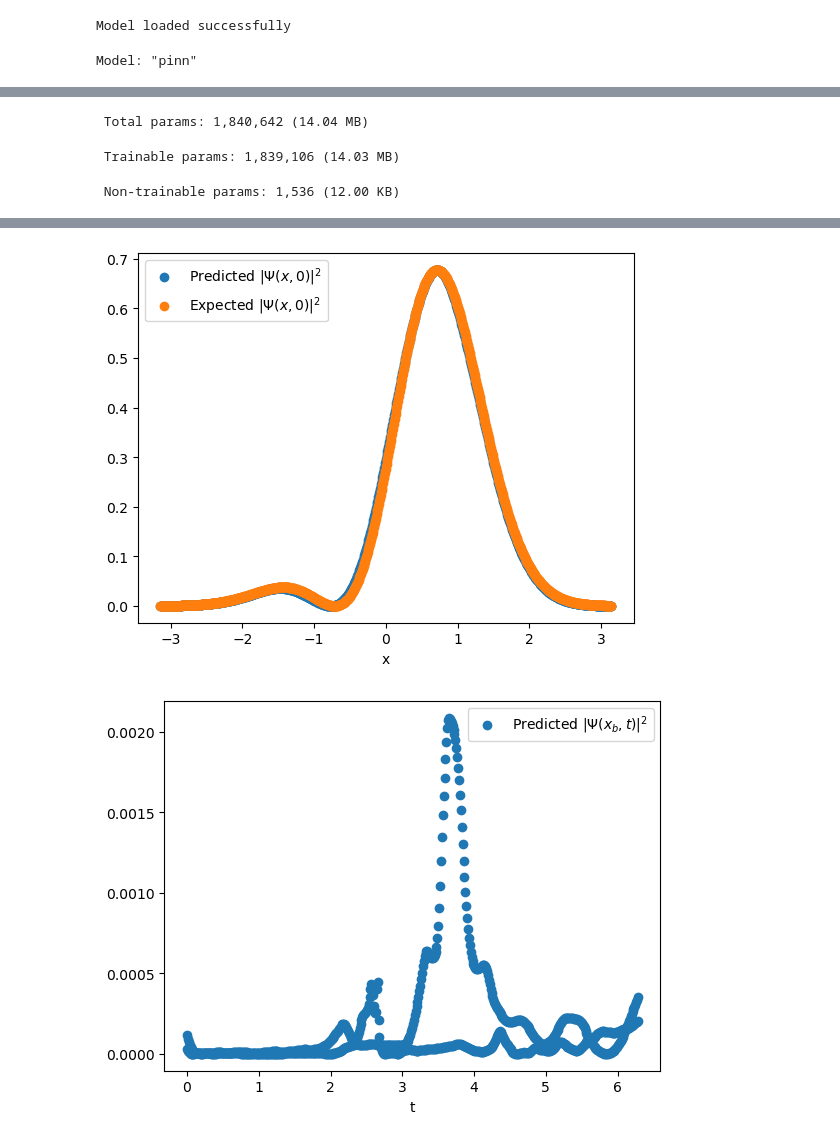
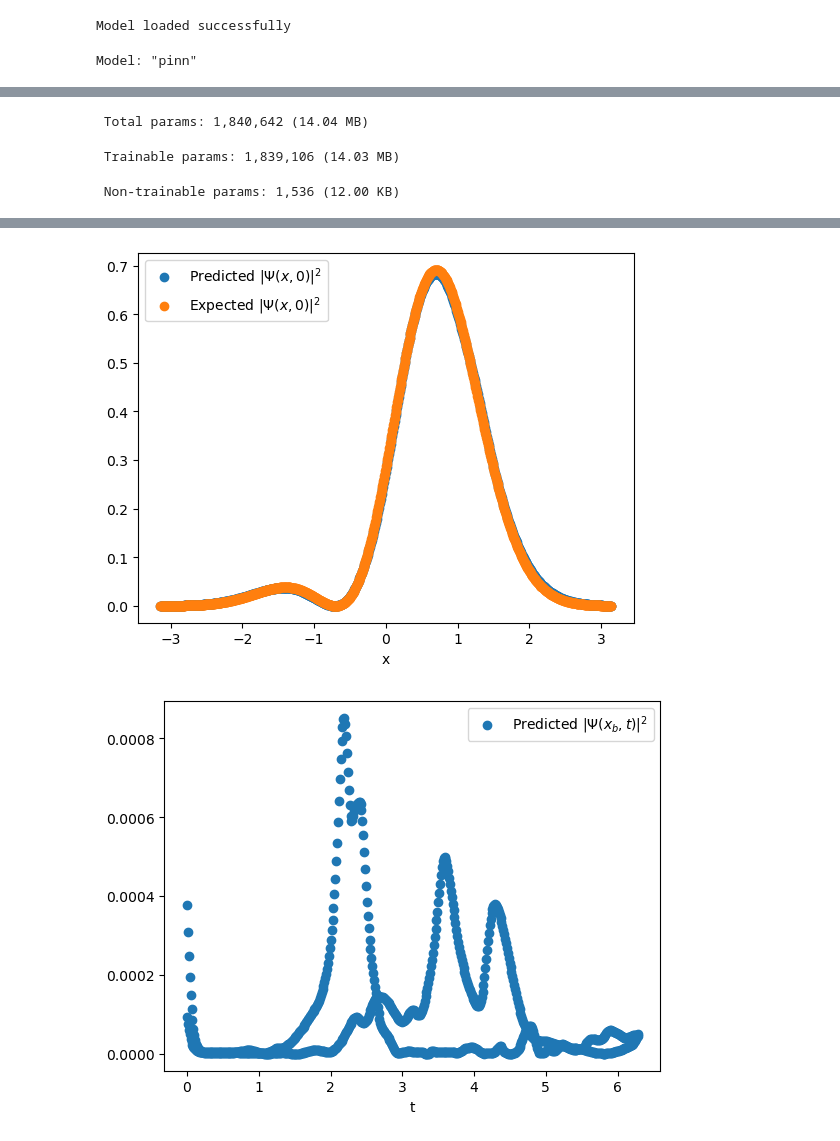
Before and after one commit to mrdchua/PINN-TDSE, a Jupyter notebook: TDSE-PHYS299/pinn-tdse-test.ipynb, the cells around one changed output, grey strips where cells are left out. Cells and saved outputs as stored; diff of their text form; code cells hidden in the pictures.

```diff
--- a/TDSE-PHYS299/pinn-tdse-test.ipynb
+++ b/TDSE-PHYS299/pinn-tdse-test.ipynb
@@ -130,7 +130,7 @@ class PINN(tf.keras.Model):
         return cls(**config)
 
 # Load the model
-loaded_model = tf.keras.models.load_model('best_model_v3p1.keras', custom_objects={'PINN': PINN})
+loaded_model = tf.keras.models.load_model('best_model_v2p4.keras', custom_objects={'PINN': PINN})
 print("Model loaded successfully")
 
 loaded_model.summary()
@@ -151,7 +151,7 @@ t_plot_in = tf.convert_to_tensor(t_plot_scaled, dtype=DTYPE)
 density_pred = []
 density_true = []
 
-w_choice = 0.98
+w_choice = 1.02
 w_true = np.ones_like(x_plot) * w_choice
 w_test = tf.ones_like(x_plot_in) * w_choice
 w_in = scale_inputs(w_test, w_min, w_max)
@@ -247,5 +247,5 @@ Model: "pinn"
-[figure, old version]
+[figure, new version]
-[figure, old version]
+[figure, new version]
 # %%
 # Compute theoretical |Psi(x,t)|^2
 def U_0(x, t, w):
```
Also changed, not shown: parts of 5 cells of this notebook.
